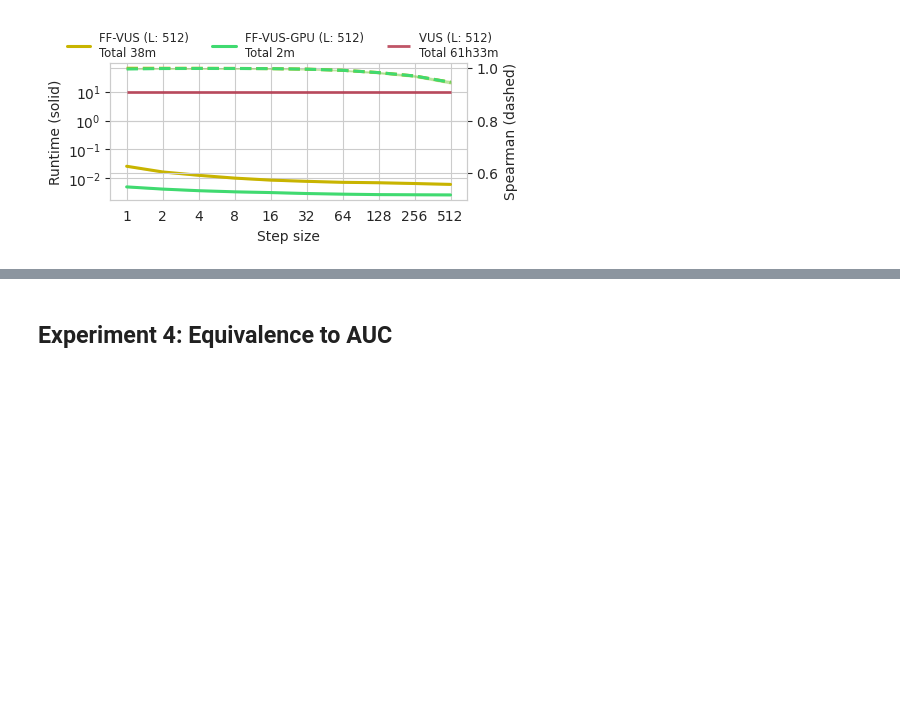
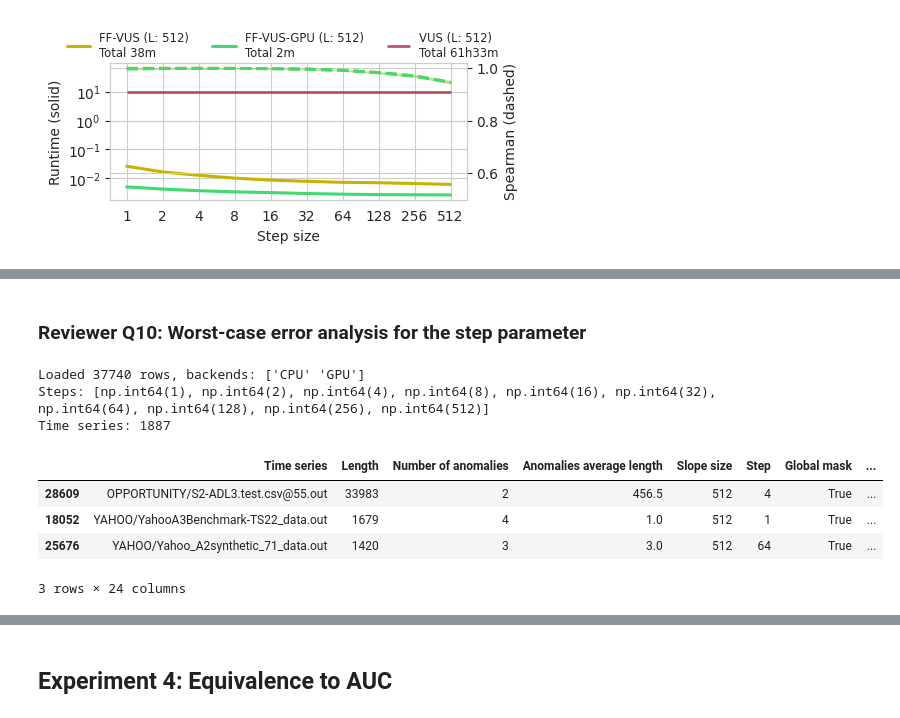
Before and after one commit to sylligardos/autovus, a Jupyter notebook: src/notebooks/experimental_results.ipynb, the cells around one changed output, grey strips where cells are left out. Cells and saved outputs as stored; diff of their text form; code cells hidden in the pictures; blank space fills up the shorter version.

```diff
--- a/src/notebooks/experimental_results.ipynb
+++ b/src/notebooks/experimental_results.ipynb
@@ -926,0 +860,25 @@ finalize_plot(save_fig_path, 'step_rank_comparison')
+# %% [markdown]
+### Reviewer Q10: Worst-case error analysis for the step parameter
+# %%
+import sys
+sys.path.insert(0, os.path.join('..'))
+
+# ── 1. Load step comparison results ──────────────────────────────────────────
+curr_experiment_path = os.path.join(experiments_path, 'vus_step_comparison_tsb', 'results')
+step_df = load_results(curr_experiment_path)
+
+# Separate CPU (FF-VUS) and GPU (FF-VUS-GPU) results based on filename / Metric column
+step_df['Backend'] = step_df['Metric'].apply(lambda x: 'GPU' if 'GPU' in str(x) else 'CPU')
+print(f"Loaded {len(step_df)} rows, backends: {step_df['Backend'].unique()}")
+print(f"Steps: {sorted(step_df['Step'].unique())}")
+print(f"Time series: {step_df['Time series'].nunique()}")
+step_df.sample(3)
+# %% [output]
+Loaded 37740 rows, backends: ['CPU' 'GPU']
+Steps: [np.int64(1), np.int64(2), np.int64(4), np.int64(8), np.int64(16), np.int64(32), np.int64(64), np.int64(128), np.int64(256), np.int64(512)]
+Time series: 1887
+|  | Time series | Length | Number of anomalies | Anomalies average length | Slope size | Step | Global mask | ... |
+| 28609 | OPPORTUNITY/S2-ADL3.test.csv@55.out | 33983 | 2 | 456.5 | 512 | 4 | True | ... |
+| 18052 | YAHOO/YahooA3Benchmark-TS22_data.out | 1679 | 4 | 1.0 | 512 | 1 | True | ... |
+| 25676 | YAHOO/Yahoo_A2synthetic_71_data.out | 1420 | 3 | 3.0 | 512 | 64 | True | ... |
+3 rows × 24 columns
```
Also changed, not shown: parts of 13 cells of this notebook, 4 other files.
